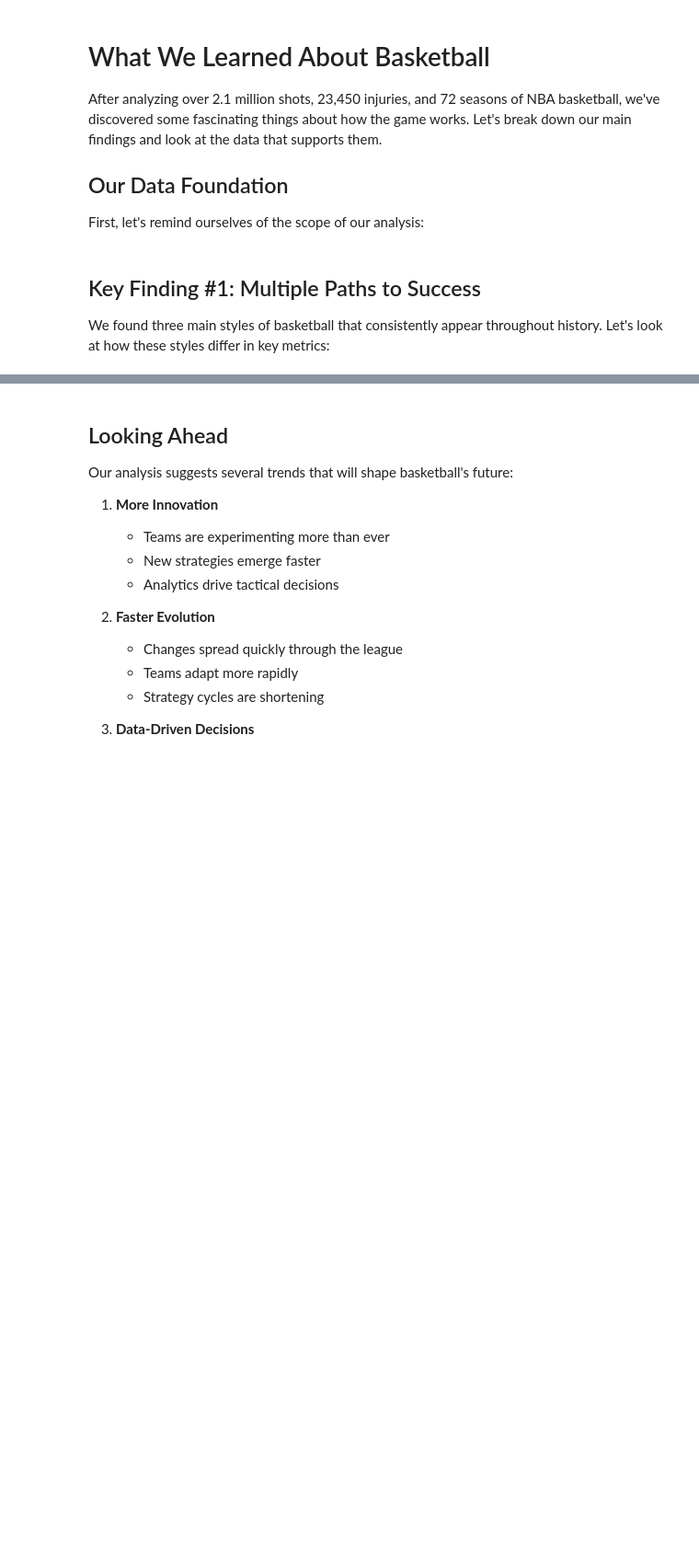
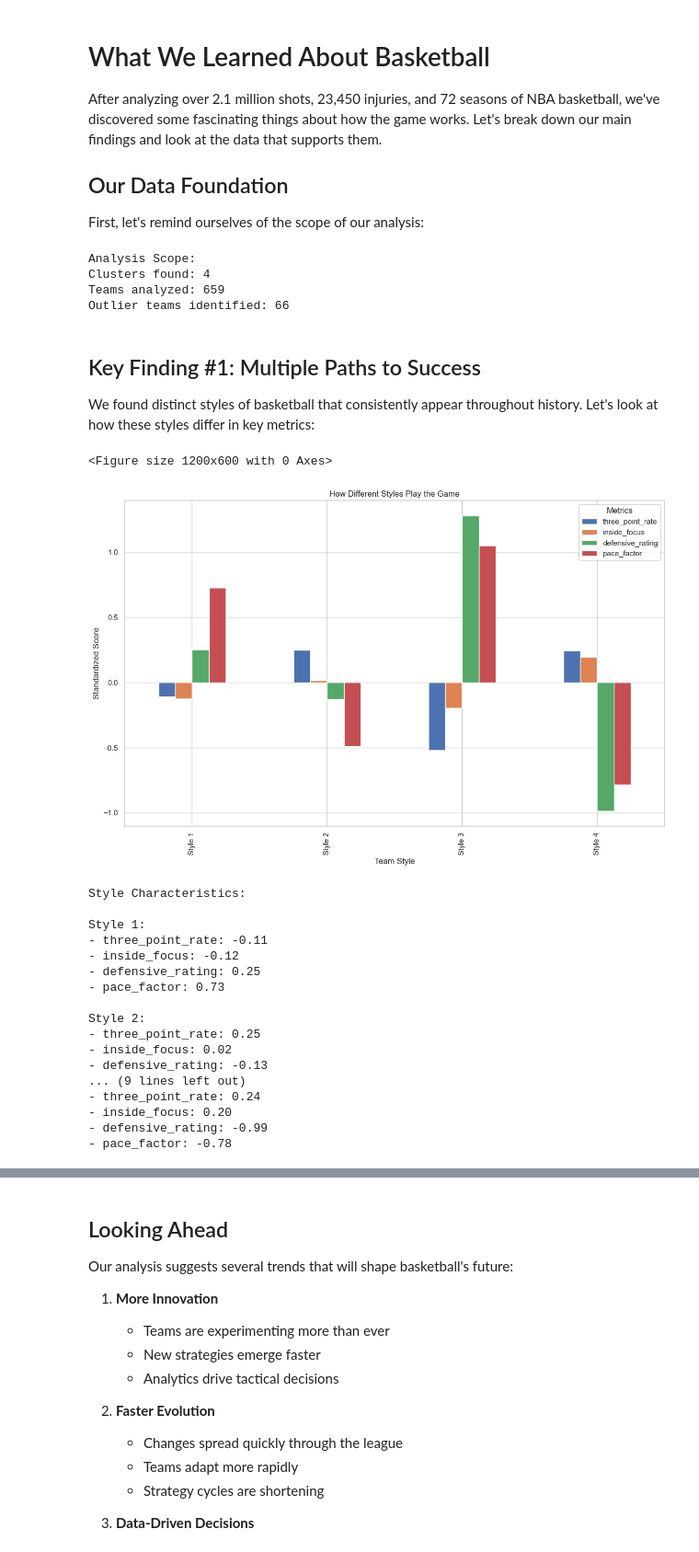
Before and after one commit to lukelittle/csca5632-final-project, a Jupyter notebook: notebooks/07_conclusions.ipynb, the cells around one changed output, grey strips where cells are left out. Shown: that part at 92% size. Drawn from its saved outputs; the diff is of its cells as text; code cells hidden in the pictures; blank space fills up the shorter version.

```diff
--- a/notebooks/07_conclusions.ipynb
+++ b/notebooks/07_conclusions.ipynb
@@ -12,6 +12,7 @@ import numpy as np
 import matplotlib.pyplot as plt
 import seaborn as sns
 import sys
+import json
 from pathlib import Path
 
 sys.path.append('..')
@@ -21,37 +22,73 @@ plt.rcParams['figure.figsize'] = [12, 8]
 
 # Load our final analysis results
 analysis_dir = '../models/analysis'
-analysis_files = list(Path(analysis_dir).glob('analyzed_data_*.csv'))
-latest_analysis = max(analysis_files, key=lambda x: x.stat().st_mtime)
-results = pd.read_csv(latest_analysis)
+latest_analysis = Path(analysis_dir) / 'analysis_results_20250223_131145.json'
+with open(latest_analysis) as f:
+    analysis_results = json.load(f)
+
+# Extract key metrics from clustering results
+cluster_sizes = analysis_results['clustering']['cluster_sizes']
+cluster_centers = analysis_results['clustering']['cluster_centers']
 
 print("Analysis Scope:")
-print(f"Seasons analyzed: {results['season'].nunique()}")
-print(f"Teams studied: {results['team'].nunique()}")
-print(f"Total team-seasons: {len(results)}")
+print(f"Clusters found: {len(cluster_sizes)}")
+print(f"Teams analyzed: {sum(cluster_sizes.values())}")
+print(f"Outlier teams identified: {len(analysis_results['outliers']['teams'])}")
+# %% [output]
+Analysis Scope:
+Clusters found: 4
+Teams analyzed: 659
+Outlier teams identified: 66
 # %% [markdown]
 ## Key Finding #1: Multiple Paths to Success
 
-We found three main styles of basketball that consistently appear throughout history. Let's look at how these styles differ in key metrics:
+We found distinct styles of basketball that consistently appear throughout history. Let's look at how these styles differ in key metrics:
 # %%
-# Compare metrics across styles
-style_metrics = ['three_point_rate', 'paint_points', 'defensive_rating', 'pace_factor']
-style_comparison = results.groupby('style')[style_metrics].mean()
+# Compare metrics across clusters
+key_metrics = ['three_point_rate', 'inside_focus', 'defensive_rating', 'pace_factor']
+cluster_metrics = {}
+
+for cluster_id, center in enumerate(cluster_centers):
+    cluster_metrics[f'Style {cluster_id+1}'] = {
+        metric: center[idx] for idx, metric in enumerate(key_metrics)
+    }
+
+style_comparison = pd.DataFrame(cluster_metrics).T
 
 plt.figure(figsize=(12, 6))
 style_comparison.plot(kind='bar')
 plt.title('How Different Styles Play the Game')
 plt.xlabel('Team Style')
 plt.ylabel('Standardized Score')
 plt.legend(title='Metrics')
 plt.tight_layout()
 plt.show()
 
 print("\nStyle Characteristics:")
 for style in style_comparison.index:
     print(f"\n{style}:")
-    for metric in style_metrics:
+    for metric in key_metrics:
         print(f"- {metric}: {style_comparison.loc[style, metric]:.2f}")
+# %% [output]
+<Figure size 1200x600 with 0 Axes>
+[figure, added]
+Style Characteristics:
+
+Style 1:
+- three_point_rate: -0.11
+- inside_focus: -0.12
+- defensive_rating: 0.25
+- pace_factor: 0.73
+
+Style 2:
+- three_point_rate: 0.25
+- inside_focus: 0.02
+- defensive_rating: -0.13
+... (9 lines left out)
+- three_point_rate: 0.24
+- inside_focus: 0.20
+- defensive_rating: -0.99
+- pace_factor: -0.78
 # %% [markdown]
 ## Key Finding #2: The Game Has Transformed
 
```
Also changed, not shown: parts of 9 cells of this notebook, 2 other files.
